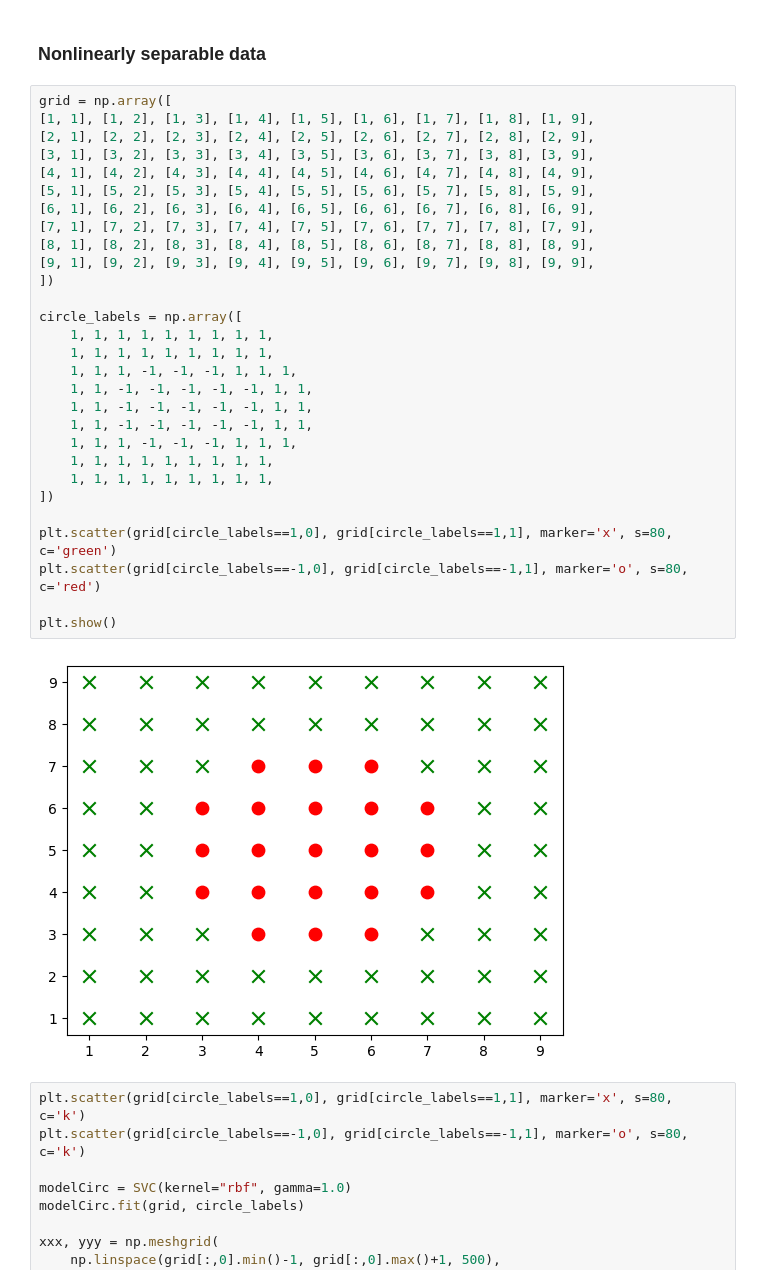
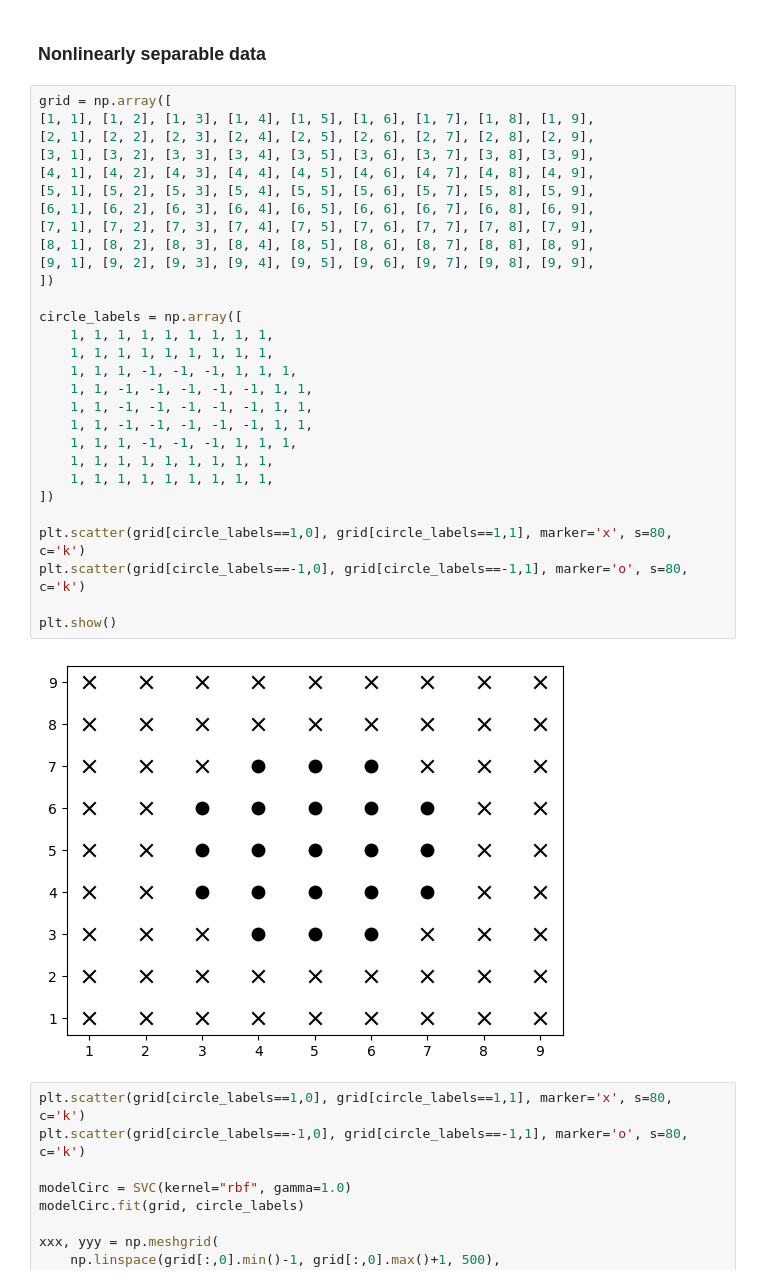
Before and after one commit to graceannmad/TCDcapstone-SVM, a Jupyter notebook: notebooks/generate_plots_for_report.ipynb, the cells around one changed output. Saved outputs shown, nothing was run; the diff lists cells and outputs as text.

```diff
--- a/notebooks/generate_plots_for_report.ipynb
+++ b/notebooks/generate_plots_for_report.ipynb
@@ -228,34 +228,34 @@ plt.show()
 # %%
 grid = np.array([
 [1, 1], [1, 2], [1, 3], [1, 4], [1, 5], [1, 6], [1, 7], [1, 8], [1, 9],
 [2, 1], [2, 2], [2, 3], [2, 4], [2, 5], [2, 6], [2, 7], [2, 8], [2, 9],
 [3, 1], [3, 2], [3, 3], [3, 4], [3, 5], [3, 6], [3, 7], [3, 8], [3, 9],
 [4, 1], [4, 2], [4, 3], [4, 4], [4, 5], [4, 6], [4, 7], [4, 8], [4, 9],
 [5, 1], [5, 2], [5, 3], [5, 4], [5, 5], [5, 6], [5, 7], [5, 8], [5, 9],
 [6, 1], [6, 2], [6, 3], [6, 4], [6, 5], [6, 6], [6, 7], [6, 8], [6, 9],
 [7, 1], [7, 2], [7, 3], [7, 4], [7, 5], [7, 6], [7, 7], [7, 8], [7, 9],
 [8, 1], [8, 2], [8, 3], [8, 4], [8, 5], [8, 6], [8, 7], [8, 8], [8, 9],
 [9, 1], [9, 2], [9, 3], [9, 4], [9, 5], [9, 6], [9, 7], [9, 8], [9, 9],
 ])
 
 circle_labels = np.array([
     1, 1, 1, 1, 1, 1, 1, 1, 1,
     1, 1, 1, 1, 1, 1, 1, 1, 1,
     1, 1, 1, -1, -1, -1, 1, 1, 1,
     1, 1, -1, -1, -1, -1, -1, 1, 1,
     1, 1, -1, -1, -1, -1, -1, 1, 1,
     1, 1, -1, -1, -1, -1, -1, 1, 1,
     1, 1, 1, -1, -1, -1, 1, 1, 1,
     1, 1, 1, 1, 1, 1, 1, 1, 1,
     1, 1, 1, 1, 1, 1, 1, 1, 1,
 ])
 
-plt.scatter(grid[circle_labels==1,0], grid[circle_labels==1,1], marker='x', s=80, c='green')
-plt.scatter(grid[circle_labels==-1,0], grid[circle_labels==-1,1], marker='o', s=80, c='red')
+plt.scatter(grid[circle_labels==1,0], grid[circle_labels==1,1], marker='x', s=80, c='k')
+plt.scatter(grid[circle_labels==-1,0], grid[circle_labels==-1,1], marker='o', s=80, c='k')
 
 plt.show()
 # %% [output]
-[figure, old version]
+[figure, new version]
 # %%
 plt.scatter(grid[circle_labels==1,0], grid[circle_labels==1,1], marker='x', s=80, c='k')
 plt.scatter(grid[circle_labels==-1,0], grid[circle_labels==-1,1], marker='o', s=80, c='k')
```
Also changed, not shown: parts of 3 cells of this notebook, 12 other files.
